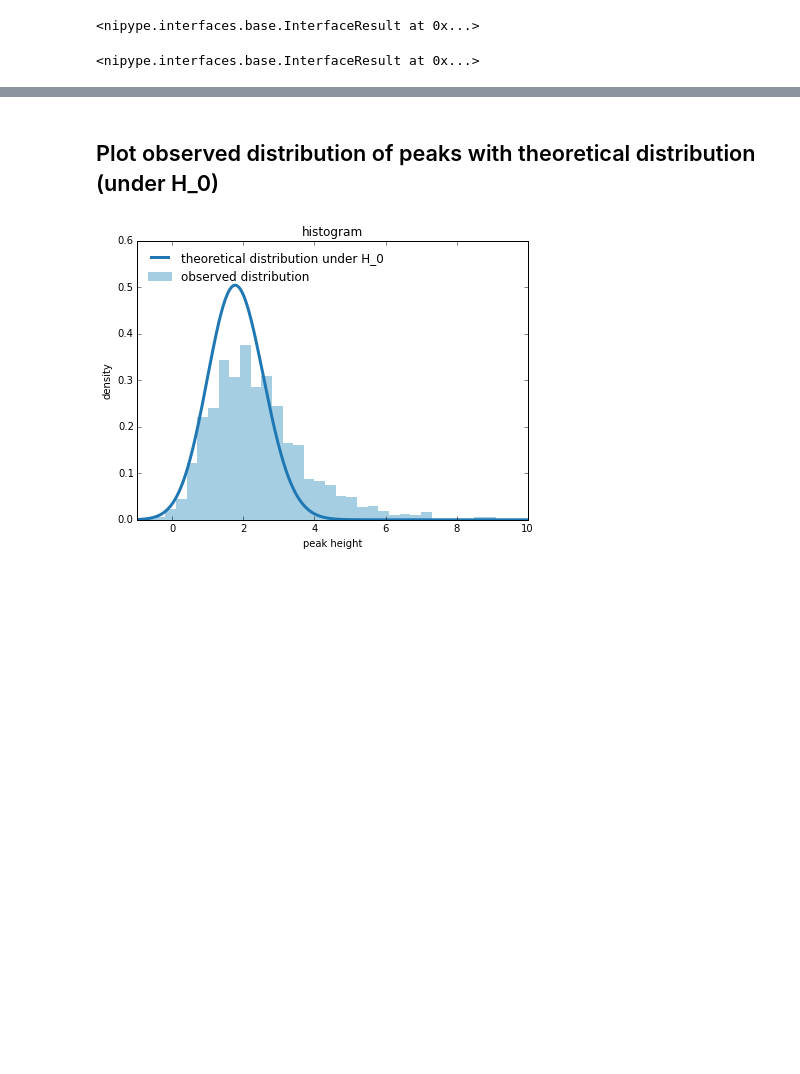
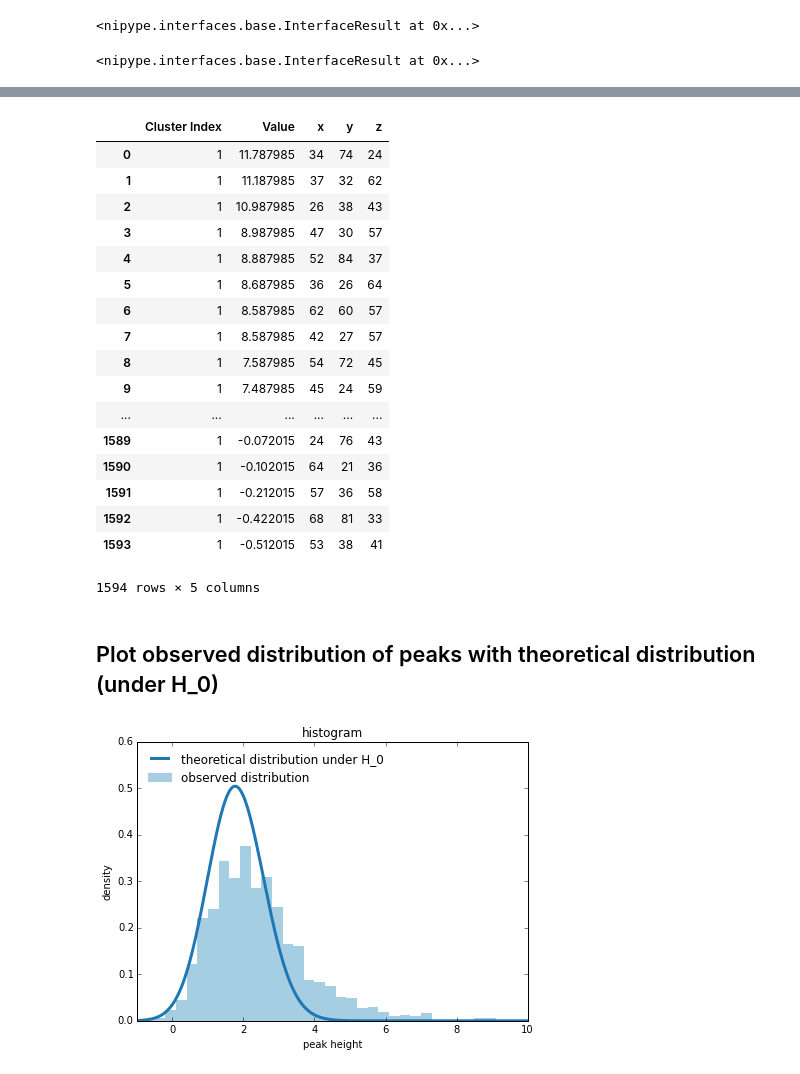
Before and after one commit to jokedurnez/neuropower_extended, a Jupyter notebook: peakdistribution/sim_modelfit_with_and_without_threshold.ipynb, the cells around one changed output, grey strips where cells are left out. Saved outputs shown, nothing was run; the diff lists cells and outputs as text; code cells hidden in the pictures; blank space fills up the shorter version.

Commit message:
Cluster function to get peaks does not need nipype anymore, + remove file afterwardsy

```diff
--- a/peakdistribution/sim_modelfit_with_and_without_threshold.ipynb
+++ b/peakdistribution/sim_modelfit_with_and_without_threshold.ipynb
@@ -135,0 +119,22 @@ cl.run()
+# %%
+from StringIO import StringIO # This is for reading a string into a pandas df
+import tempfile
+import shutil
+
+tstat = nib.load("stats/tstat1.nii.gz").get_data()
+
+minimum = np.nanmin(tstat)
+newdata = tstat - minimum #little trick because fsl.model.Cluster ignores negative values
+img=nib.Nifti1Image(newdata,np.eye(4))
+img.to_filename(os.path.join("tstat1_allpositive.nii.gz"))
+input_file = os.path.join("tstat1_allpositive.nii.gz")
+
+# 0) Creating a temporary directory for the temporary file to save the local cluster file
+tmppath = tempfile.mkdtemp()
+
+# 1) Running the command and saving output to screen into df
+cmd = "cluster -i %s --thresh=0 --num=10000 --olmax=%s/locmax.txt --connectivity=26" %(input_file,tmppath)
+output = StringIO(os.popen(cmd).read()) #Joke - If you need the output for the max stuffs, you can get it in this variable,
+# you can read it into a pandas data frame
+df = pd.DataFrame.from_csv(output, sep="\t", parse_dates=False)
+df
@@ -136,6 +145,31 @@ cl.run()
 # %%
-peaks = pd.read_csv("locmax.txt",sep="\t").drop('Unnamed: 5',1)
+# 2) Now let's read in the temporary file, and delete the directory and everything in it
+
+peaks = pd.read_csv("%s/locmax.txt" %tmppath,sep="\t").drop('Unnamed: 5',1)
 peaks.Value = peaks.Value + minimum
+
+shutil.rmtree(tmppath)
+# %%
+peaks
+# %% [output]
+|  | Cluster Index | Value | x | y | z |
+| 0 | 1 | 11.787985 | 34 | 74 | 24 |
+| 1 | 1 | 11.187985 | 37 | 32 | 62 |
+| 2 | 1 | 10.987985 | 26 | 38 | 43 |
+| 3 | 1 | 8.987985 | 47 | 30 | 57 |
+| 4 | 1 | 8.887985 | 52 | 84 | 37 |
+| 5 | 1 | 8.687985 | 36 | 26 | 64 |
+| 6 | 1 | 8.587985 | 62 | 60 | 57 |
+| 7 | 1 | 8.587985 | 42 | 27 | 57 |
+| 8 | 1 | 7.587985 | 54 | 72 | 45 |
+| 9 | 1 | 7.487985 | 45 | 24 | 59 |
+| ... | ... | ... | ... | ... | ... |
+| 1589 | 1 | -0.072015 | 24 | 76 | 43 |
+| 1590 | 1 | -0.102015 | 64 | 21 | 36 |
+| 1591 | 1 | -0.212015 | 57 | 36 | 58 |
+| 1592 | 1 | -0.422015 | 68 | 81 | 33 |
+| 1593 | 1 | -0.512015 | 53 | 38 | 41 |
+1594 rows × 5 columns
 # %% [markdown]
 ## Plot observed distribution of peaks with theoretical distribution (under H_0)
 # %%
```
Also changed, not shown: parts of 2 cells of this notebook.
